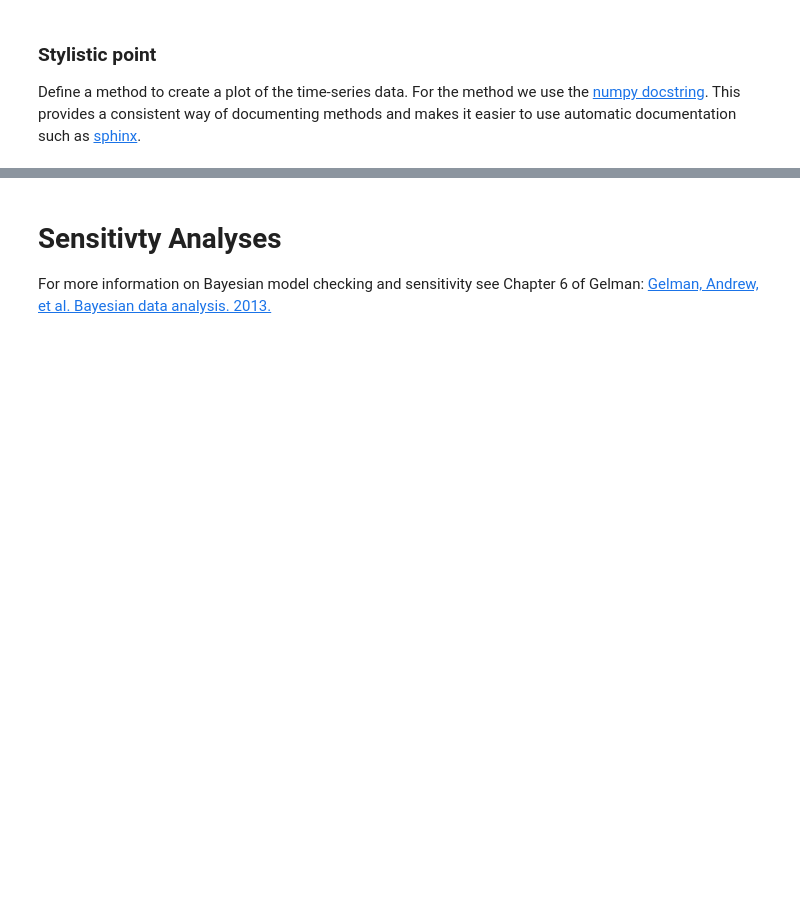
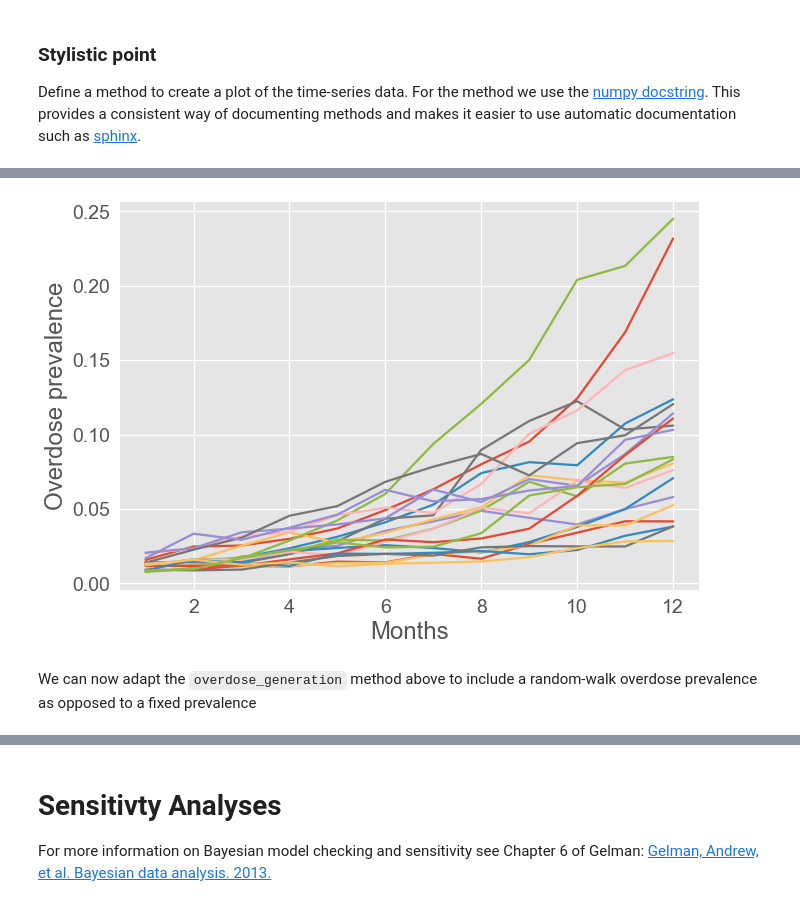
Before and after one commit to sempwn/overdose-model-intro, a Jupyter notebook: model_introduction.ipynb, the cells around one changed output, grey strips where cells are left out. Saved outputs shown, nothing was run; the diff lists cells and outputs as text; code cells hidden in the pictures; blank space fills up the shorter version.

```diff
--- a/model_introduction.ipynb
+++ b/model_introduction.ipynb
@@ -104,0 +232,48 @@ def plot_data_timeseries(data, ):
+# %%
+def random_walk_prevalence(mu,sigma,initial_prevalence=0.01,shape=None):
+    '''Create a random walk prevalence process with drift mu and variance sigma
+
+    Parameters
+    ----------
+    mu : float
+        drift of random walk in invlogit space
+    sigma : float
+        standard deviation of random walk in invlogit space
+    shape : list
+        shape of random walk in format (n_months,n_samples)
+
+    Returns
+    -------
+    numpy array
+        Samples of random walk process with shape (n_month,n_samples)
+
+    '''
+
+    # time-points and samples
+    n_months,n_samples = shape
+
+
+    # sample errors
+    es = np.random.normal(loc=mu,scale=sigma,size=(n_months,n_samples))
+
+    # create random walks with starting point equivalent to when prevalence is 0.01
+    ws = logit(initial_prevalence) + np.cumsum(es,axis=0)
+
+    # convert random walk into probability
+    ps = expit(ws)
+
+    return ps
+# %%
+#define time-points and sample size
+n_months,n_samples = 12,20
+
+#generate samples
+ps = random_walk_prevalence(0.2,0.2,shape=(n_months,n_samples))
+
+# plot samples
+plt.plot(np.arange(1,n_months+1),ps);
+plt.xlabel('Months'); plt.ylabel('Overdose prevalence');
+# %% [output]
+[figure, added]
+# %% [markdown]
+We can now adapt the `overdose_generation` method above to include a random-walk overdose prevalence as opposed to a fixed prevalence
```
Also changed, not shown: parts of 17 cells of this notebook.
